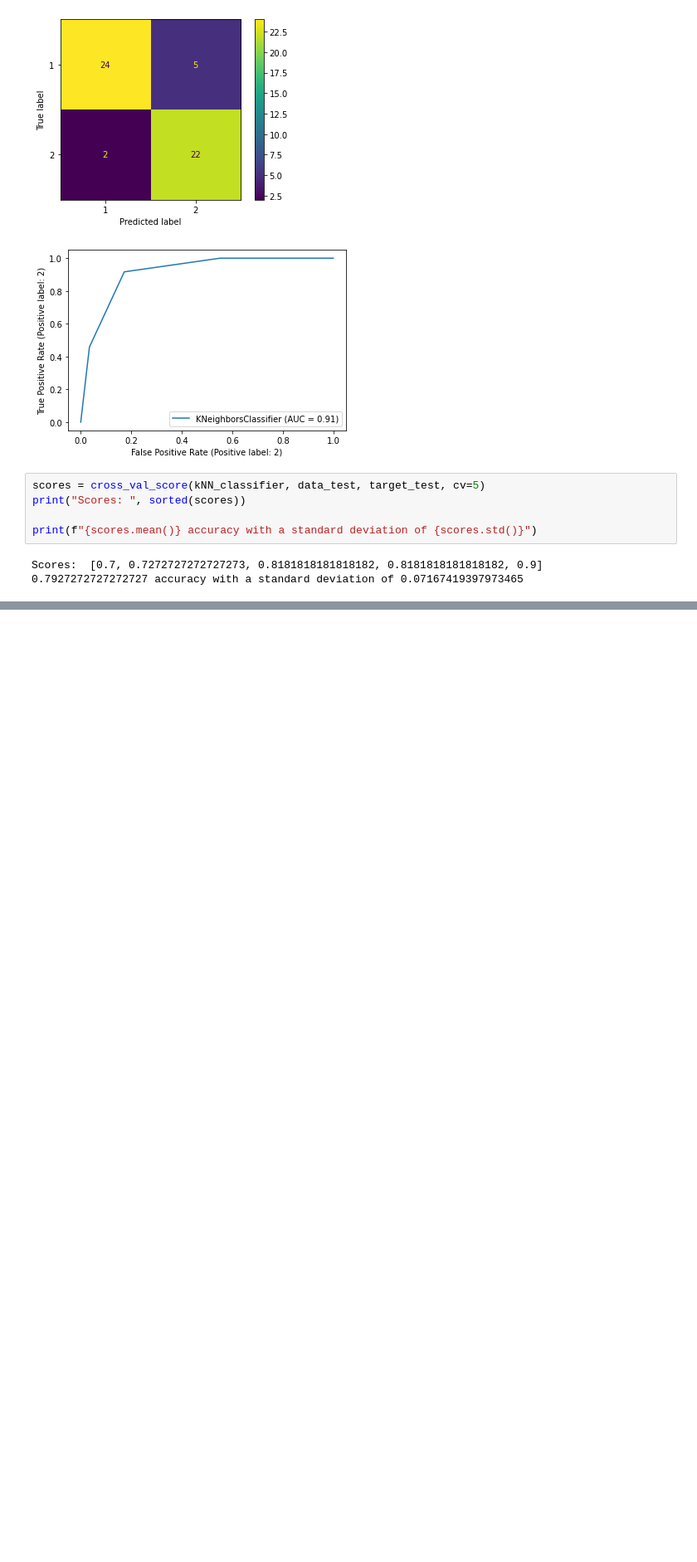
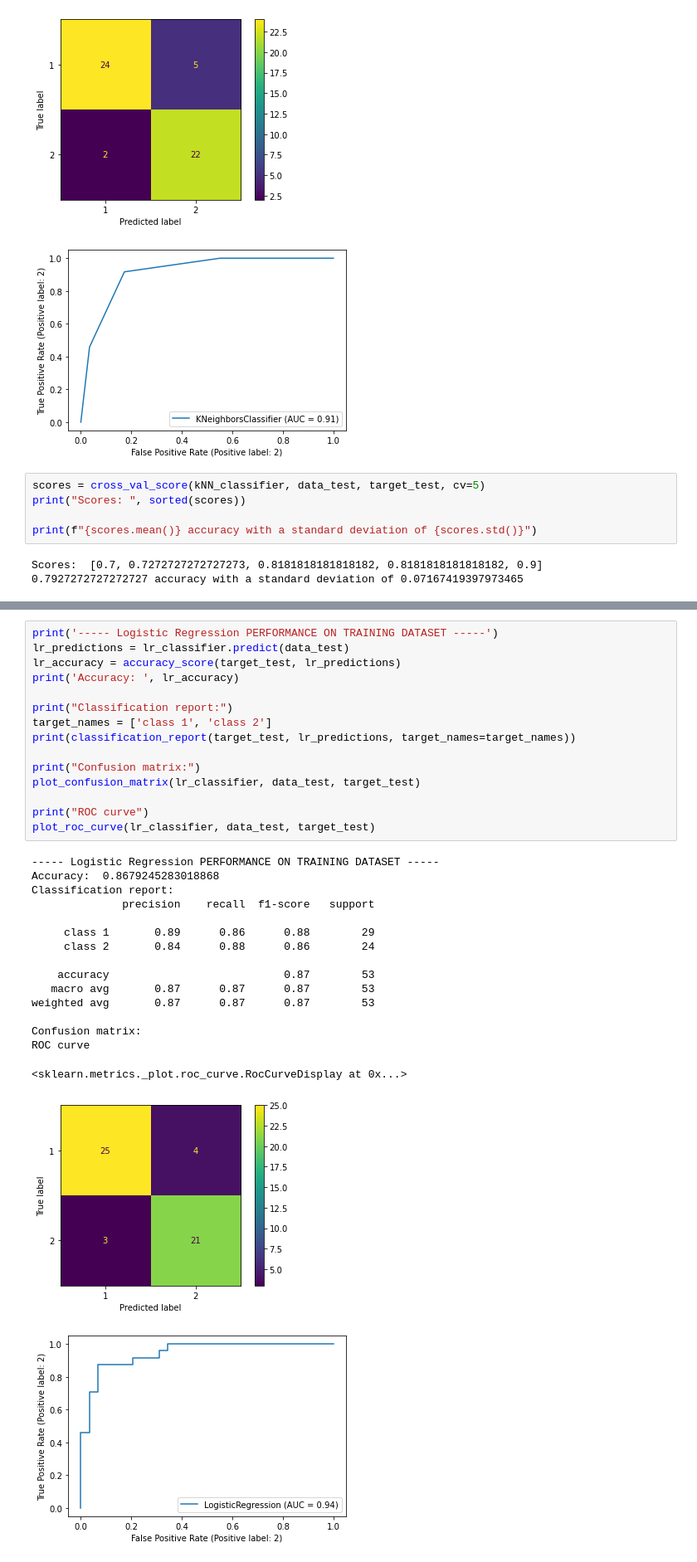
Before and after one commit to BioMedProjects/Intro-AI-Project, a Jupyter notebook: WDSI_project.ipynb, the cells around one changed output, grey strips where cells are left out. Shown: that part at 83% size. Saved outputs shown, nothing was run; the diff lists cells and outputs as text; blank space fills up the shorter version.

```diff
--- a/WDSI_project.ipynb
+++ b/WDSI_project.ipynb
@@ -422,0 +557,33 @@ Scores:  [0.7, 0.7272727272727273, 0.8181818181818182, 0.8181818181818182, 0.9]
+# %%
+print('----- Logistic Regression PERFORMANCE ON TRAINING DATASET -----')
+lr_predictions = lr_classifier.predict(data_test)
+lr_accuracy = accuracy_score(target_test, lr_predictions)
+print('Accuracy: ', lr_accuracy)
+
+print("Classification report:")
+target_names = ['class 1', 'class 2']
+print(classification_report(target_test, lr_predictions, target_names=target_names))
+
+print("Confusion matrix:")
+plot_confusion_matrix(lr_classifier, data_test, target_test)
+
+print("ROC curve")
+plot_roc_curve(lr_classifier, data_test, target_test)
+# %% [output]
+----- Logistic Regression PERFORMANCE ON TRAINING DATASET -----
+Accuracy:  0.8679245283018868
+Classification report:
+              precision    recall  f1-score   support
+
+     class 1       0.89      0.86      0.88        29
+     class 2       0.84      0.88      0.86        24
+
+    accuracy                           0.87        53
+   macro avg       0.87      0.87      0.87        53
+weighted avg       0.87      0.87      0.87        53
+
+Confusion matrix:
+ROC curve
+<sklearn.metrics._plot.roc_curve.RocCurveDisplay at 0x...>
+[figure, added]
+[figure, added]
```
Also changed, not shown: parts of 16 cells of this notebook.
